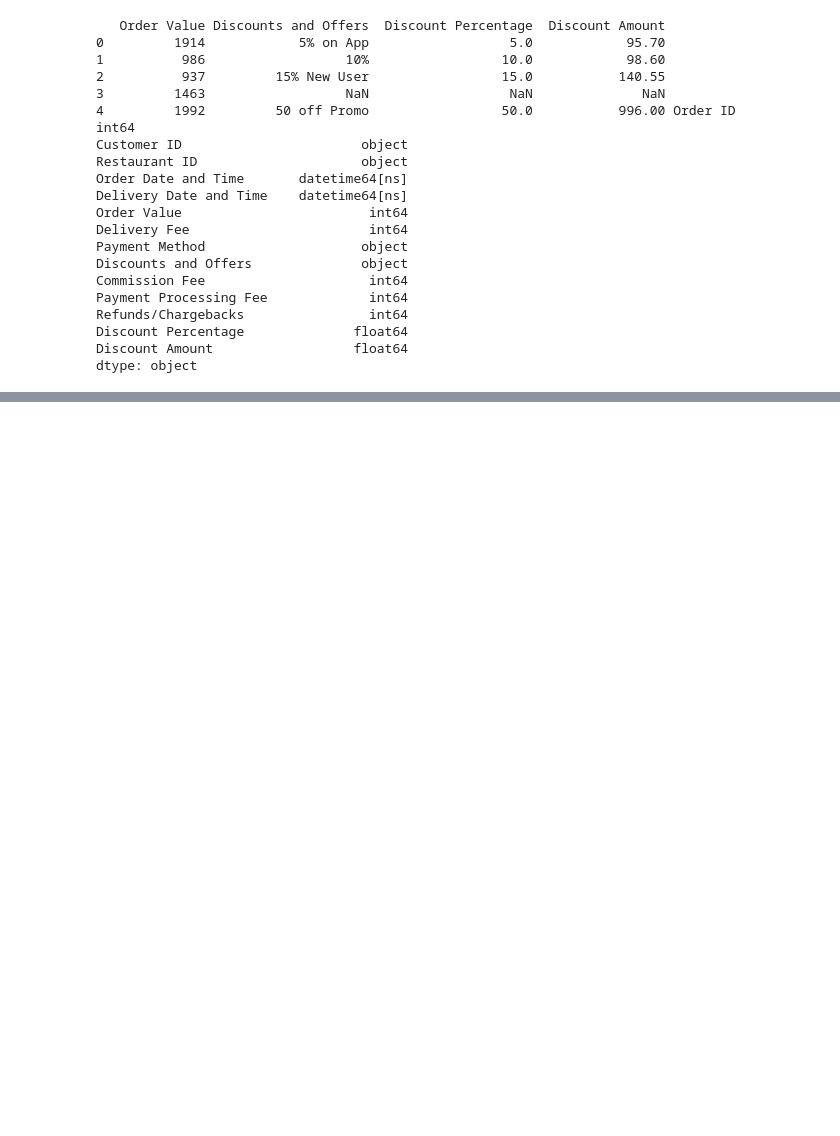
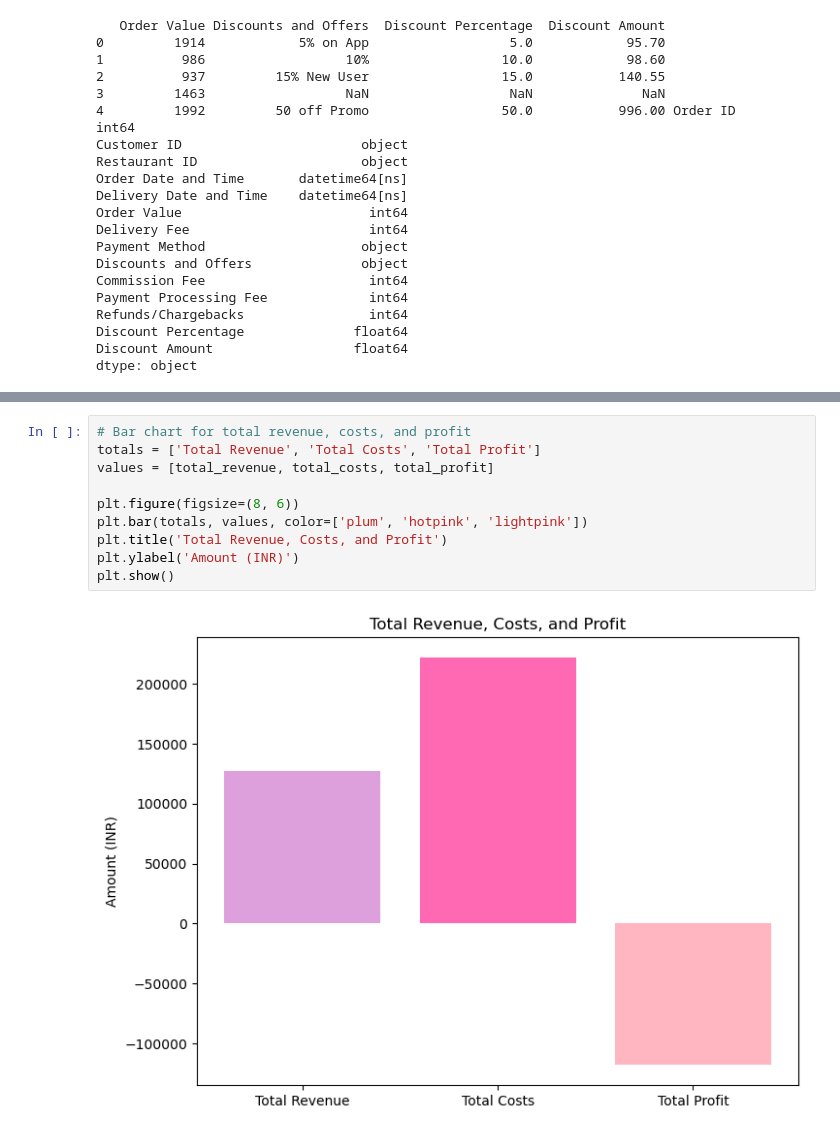
Before and after one commit to andreasoledadguerra/FirstAppliedProjects, a Jupyter notebook: Untitled-1.ipynb, the cells around one changed output, grey strips where cells are left out. Drawn from its saved outputs; the diff is of its cells as text; blank space fills up the shorter version.

```diff
--- a/Untitled-1.ipynb
+++ b/Untitled-1.ipynb
@@ -125,0 +191,12 @@ dtype: object
+# %%
+# Bar chart for total revenue, costs, and profit
+totals = ['Total Revenue', 'Total Costs', 'Total Profit']
+values = [total_revenue, total_costs, total_profit]
+
+plt.figure(figsize=(8, 6))
+plt.bar(totals, values, color=['plum', 'hotpink', 'lightpink'])
+plt.title('Total Revenue, Costs, and Profit')
+plt.ylabel('Amount (INR)')
+plt.show()
+# %% [output]
+[figure, added]
```
Also changed, not shown: parts of 6 cells of this notebook.
